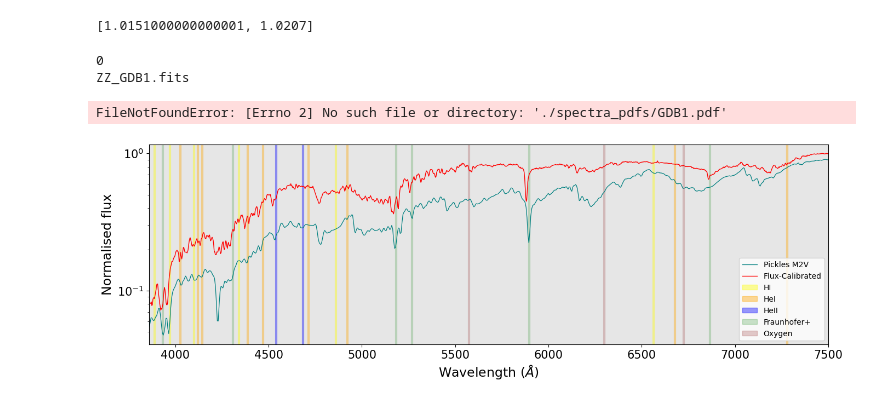
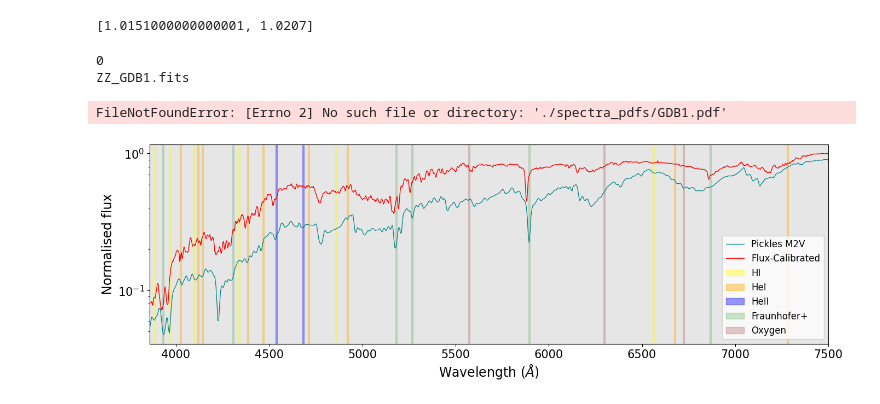
Before and after one commit to Sidius-DEV/Radio-Whispers-SMC-Gideon_de_Beer_MSc, a Jupyter notebook: Spectroscopic_analysis/Spectra_plotting/Spectra_plot_and_save_to_single_pdf-MAIN.ipynb, the cells around one changed output. Drawn from its saved outputs; the diff is of its cells as text; code cells hidden in the pictures.

```diff
--- a/Spectroscopic_analysis/Spectra_plotting/Spectra_plot_and_save_to_single_pdf-MAIN.ipynb
+++ b/Spectroscopic_analysis/Spectra_plotting/Spectra_plot_and_save_to_single_pdf-MAIN.ipynb
@@ -64,7 +64,14 @@ print(map_DEG_to_RA([22.2565,23]))
 # %% [output]
 [1.0151000000000001, 1.0207]
 # %%
-
+# Set font sizes globally
+plt.rcParams.update({
+    'font.size': 12,         # Base font size
+    'axes.labelsize': 18,    # Axis names (x and y)
+    'xtick.labelsize': 15,   # X-axis ticks
+    'ytick.labelsize': 15,   # Y-axis ticks
+    'axes.titlesize': 18     # Title size
+})
 
 #Get the pdf merger ready for later
 merger = PdfMerger()
@@ -279,34 +286,34 @@ for i in range(0,len(files)):
     plt.yscale("log") #set y scale to log to correctly display the spectra
 #     plt.suptitle("Calibrated spectra for "+str(name[3:-5]), size=20, y=0.955)
     # plt.title("Calibrated spectrum for "+str(name[3:-5]), size=20)
 #     plt.title("Calibrated spectra for "+str(name[3:-5]))
 
     Merge_files.append("./spectra_pdfs/"+str(name[3:-5])+'.pdf')
 
     plt.savefig(r"./spectra_pdfs/"+str(name[3:-5])+'.pdf', dpi=1600, orientation='landscape')
     plt.show()
     plt.close()
 
 #     break
 
 
 # now merge all pdfs into one pdf for conveniece
 for pdf in Merge_files:
     merger.append(pdf)
 merger.write("./spectra_pdfs/"+'All_Spectra.pdf')
 merger.close()
 print("merges happened")
 
 #     plt.plot(wav,s1,'k-',alpha=0.5)
 
 #     break
 
 print()
 # %% [output]
 0
 ZZ_GDB1.fits
 FileNotFoundError: [Errno 2] No such file or directory: './spectra_pdfs/GDB1.pdf'
-[figure, old version]
+[figure, new version]
 # %%
 d=10**(0.2*(m-M+5)) #(distance in Parsec)
 # %%
```
Also changed, not shown: parts of 2 cells of this notebook, 25 other files.
